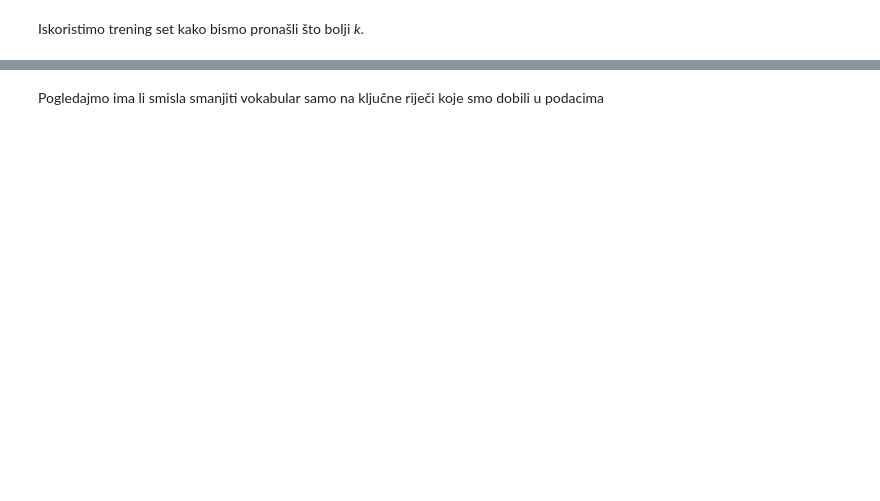
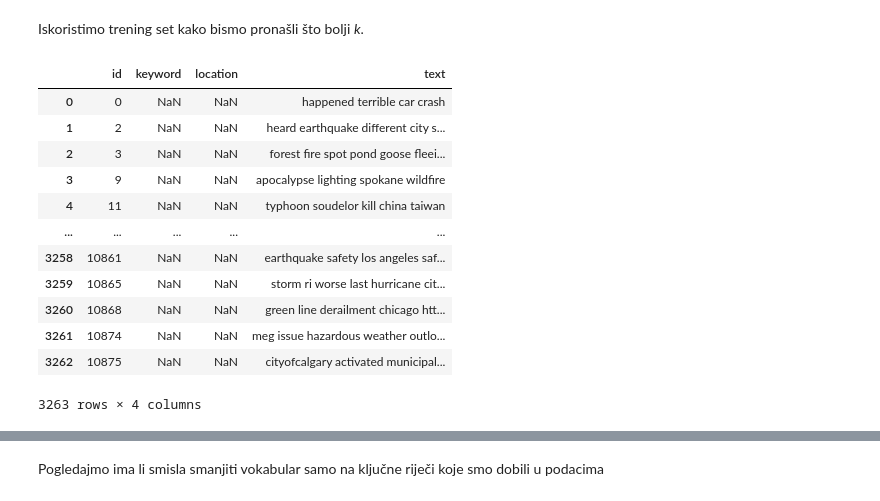
Before and after one commit to jbrigljevic/str_uc, a Jupyter notebook: Praktična realizacija/Praktična realizacija.ipynb, the cells around one changed output, grey strips where cells are left out. Drawn from its saved outputs; the diff is of its cells as text; code cells hidden in the pictures; blank space fills up the shorter version.

```diff
--- a/Praktična realizacija/Praktična realizacija.ipynb
+++ b/Praktična realizacija/Praktična realizacija.ipynb
@@ -196,8 +199,21 @@ def export_csv(predicted, file_name):
 # %% [markdown]
 Iskoristimo trening set kako bismo pronašli što bolji *k*.
 # %%
-from sklearn.model_selection import train_test_split
-X_train_findk, X_test_findk, y_train_findk, y_test_findk = train_test_split(X_train, y_train, test_size = 0.2, random_state = 4)
+df_test
+# %% [output]
+|  | id | keyword | location | text |
+| 0 | 0 | NaN | NaN | happened terrible car crash |
+| 1 | 2 | NaN | NaN | heard earthquake different city s... |
+| 2 | 3 | NaN | NaN | forest fire spot pond goose fleei... |
+| 3 | 9 | NaN | NaN | apocalypse lighting spokane wildfire |
+| 4 | 11 | NaN | NaN | typhoon soudelor kill china taiwan |
+| ... | ... | ... | ... | ... |
+| 3258 | 10861 | NaN | NaN | earthquake safety los angeles saf... |
+| 3259 | 10865 | NaN | NaN | storm ri worse last hurricane cit... |
+| 3260 | 10868 | NaN | NaN | green line derailment chicago htt... |
+| 3261 | 10874 | NaN | NaN | meg issue hazardous weather outlo... |
+| 3262 | 10875 | NaN | NaN | cityofcalgary activated municipal... |
+3263 rows × 4 columns
 # %%
 error_rate = []
 for i in range(1, 80):
```
Also changed, not shown: parts of 9 cells of this notebook, 5 other files.
